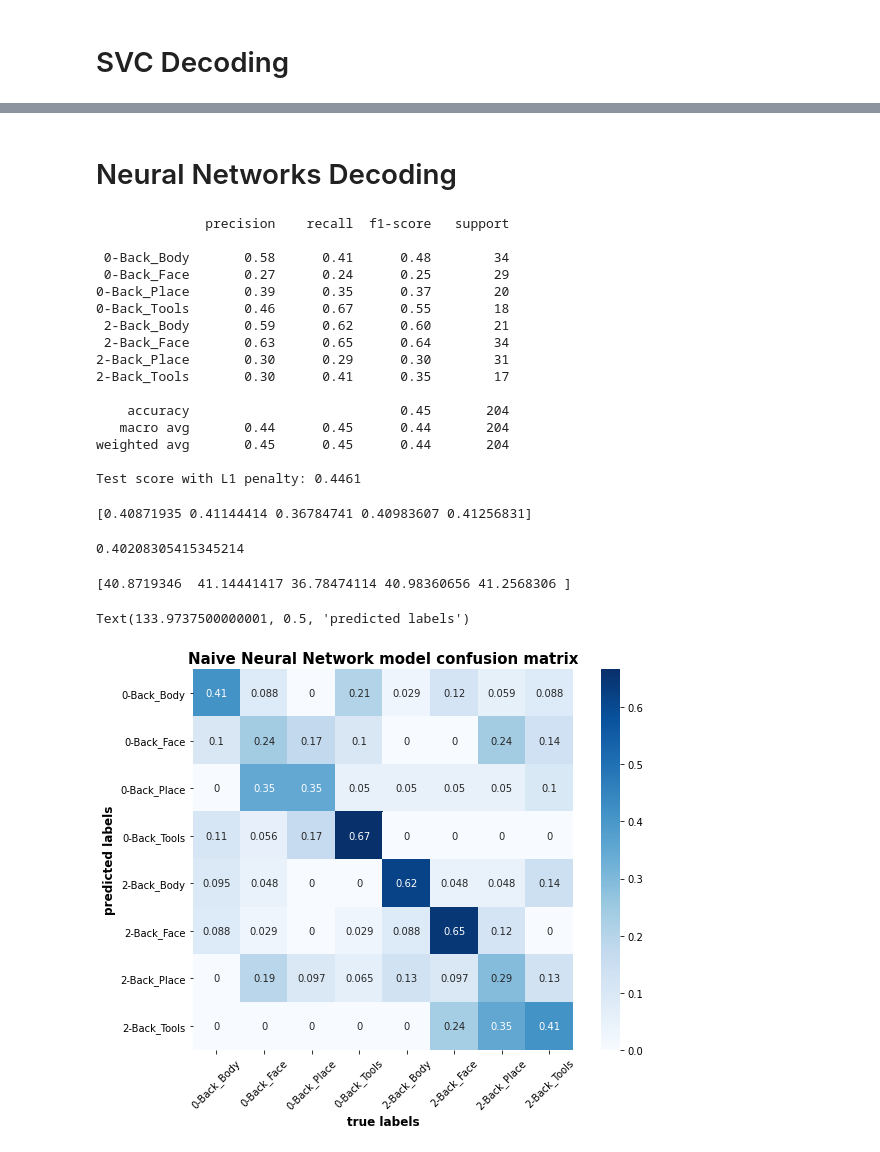
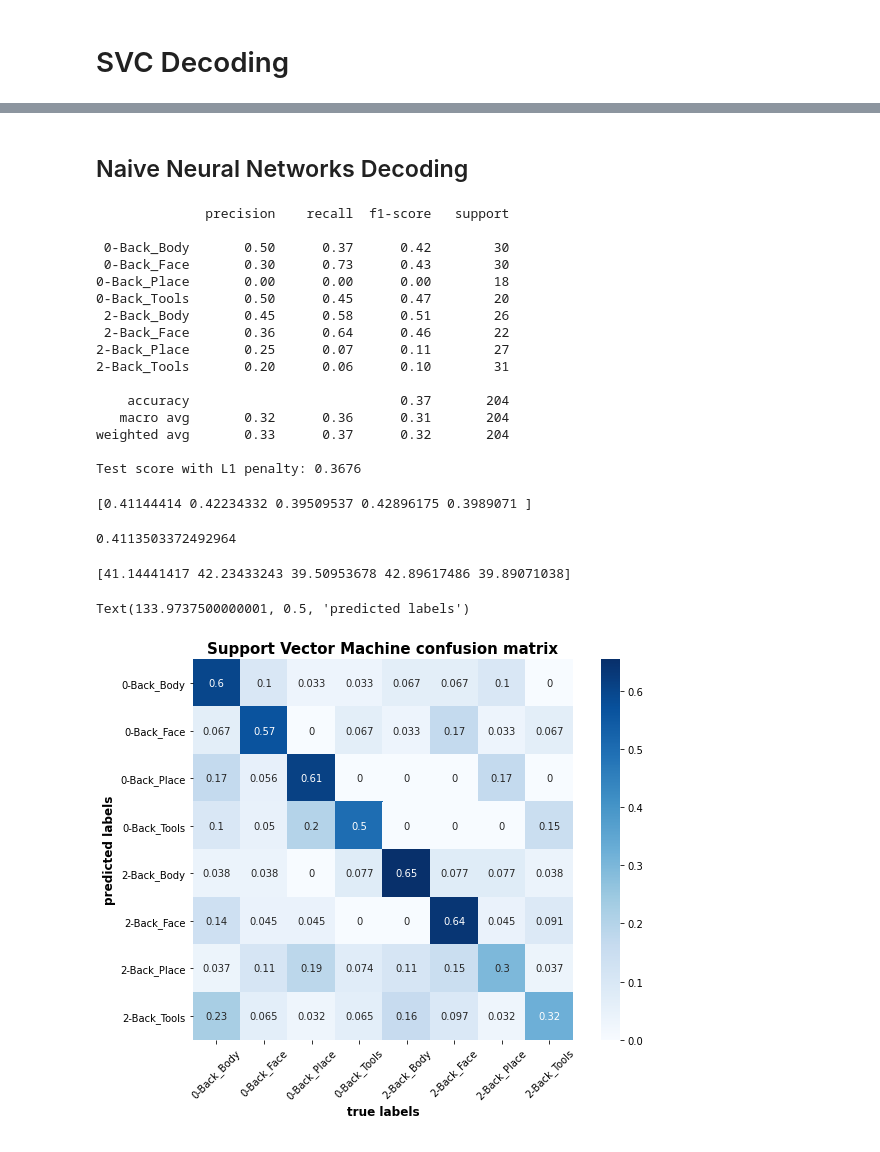
Before and after one commit to courtois-neuromod/hcptrt-decoding, a Jupyter notebook: timeseries_benchmark/tbenchmark_all.ipynb, the cells around one changed output, grey strips where cells are left out. Cells and saved outputs as stored; diff of their text form; code cells hidden in the pictures.

Commit message:
ANN model error solved.

```diff
--- a/timeseries_benchmark/tbenchmark_all.ipynb
+++ b/timeseries_benchmark/tbenchmark_all.ipynb
@@ -60,6 +60,3 @@ print('######### Reading Nifiti files is done! #########')
 # %% [output]
 The number of bold files: 15
 ######### Reading Nifiti files is done! #########
-# %%
-a = np.load(bold_outname, allow_pickle=True)
-print(np.shape(a))
@@ -170,7 +165,7 @@ for events_file in events_files:
         return(sum)
 
     ans_round = _sum(volume_no)
-    sample_fmri = masker.transform(data_path[0], confounds = confound_name.
+    sample_fmri = masker.transform(data_path[0], confounds = confounds.
                                  load(data_path[0]))
     null_ending = sample_fmri.shape[0] - ans_round
 
@@ -483,7 +478,7 @@ model_svm = SVC(C = 1.0, cache_size = 200, class_weight = None, coef0 = 0.0,
     max_iter = -1, probability = False, random_state = None, shrinking = True,
     tol = 0.001, verbose = False)
 
-model_svm.fit(X_train, y_train)
+history = model_svm.fit(X_train, y_train)
 
 #accuracy
 score = model_svm.score(X_test, y_test)
@@ -540,5 +535,5 @@ Text(133.9737500000001, 0.5, 'predicted labels')
 # %% [markdown]
-# Neural Networks Decoding
+## Naive Neural Networks Decoding
 # %%
 # Initializing the NN
 model_nn = MLPClassifier(activation='logistic', alpha=1e-5, batch_size='auto',
@@ -564,20 +559,20 @@ print("Test score with L1 penalty: %.4f" % score)
 # %% [output]
               precision    recall  f1-score   support
 
- 0-Back_Body       0.58      0.41      0.48        34
- 0-Back_Face       0.27      0.24      0.25        29
-0-Back_Place       0.39      0.35      0.37        20
-0-Back_Tools       0.46      0.67      0.55        18
- 2-Back_Body       0.59      0.62      0.60        21
- 2-Back_Face       0.63      0.65      0.64        34
-2-Back_Place       0.30      0.29      0.30        31
-2-Back_Tools       0.30      0.41      0.35        17
+ 0-Back_Body       0.50      0.37      0.42        30
+ 0-Back_Face       0.30      0.73      0.43        30
+0-Back_Place       0.00      0.00      0.00        18
+0-Back_Tools       0.50      0.45      0.47        20
+ 2-Back_Body       0.45      0.58      0.51        26
+ 2-Back_Face       0.36      0.64      0.46        22
+2-Back_Place       0.25      0.07      0.11        27
+2-Back_Tools       0.20      0.06      0.10        31
 
-    accuracy                           0.45       204
-   macro avg       0.44      0.45      0.44       204
-weighted avg       0.45      0.45      0.44       204
+    accuracy                           0.37       204
+   macro avg       0.32      0.36      0.31       204
+weighted avg       0.33      0.37      0.32       204
 
-Test score with L1 penalty: 0.4461
+Test score with L1 penalty: 0.3676
 # %%
 # Cross validation
 cv_scores_nn = cross_val_score(model_nn, X_train, y_train, cv=5)
@@ -587,25 +582,25 @@ print(cv_scores_nn)
 classification_accuracy_nn = np.mean(cv_scores_nn)
 classification_accuracy_nn
 # %% [output]
-[0.40871935 0.41144414 0.36784741 0.40983607 0.41256831]
+[0.41144414 0.42234332 0.39509537 0.42896175 0.3989071 ]
-0.40208305415345214
+0.4113503372492964
 # %%
 prediction_accuracy_nn = cv_scores_nn * 100
 print(prediction_accuracy_nn)
 # %% [output]
-[40.8719346  41.14441417 36.78474114 40.98360656 41.2568306 ]
+[41.14441417 42.23433243 39.50953678 42.89617486 39.89071038]
 # %%
 # confusion matrix
-cm_nn = confusion_matrix(y_test, nn)
-cmn_nn = cm_nn.astype('float') / cm_nn.sum(axis=1)[:, np.newaxis]
-title = 'Naive Neural Network model confusion matrix'
-df_cm = pd.DataFrame(cmn_nn, index=unique_conditions, columns=unique_conditions)
+cm_svm = confusion_matrix(y_test, svm)
+cmn_svm = cm_svm.astype('float') / cm_svm.sum(axis = 1)[:, np.newaxis]
+title = 'Support Vector Machine confusion matrix'
+df_cm = pd.DataFrame(cmn_svm, index=unique_conditions, columns=unique_conditions)
 plt.figure(figsize = (10,7))
 sn.heatmap(df_cm, annot=True, cmap='Blues', square=True)
 plt.xticks(rotation = 45)
 plt.title(title, fontsize=15, fontweight='bold')
 plt.xlabel("true labels", fontsize= 12, fontweight='bold')
 plt.ylabel("predicted labels", fontsize=12, fontweight='bold')
 # %% [output]
 Text(133.9737500000001, 0.5, 'predicted labels')
-[figure, old version]
+[figure, new version]
```
Also changed, not shown: parts of 10 cells of this notebook, 4 other files.
